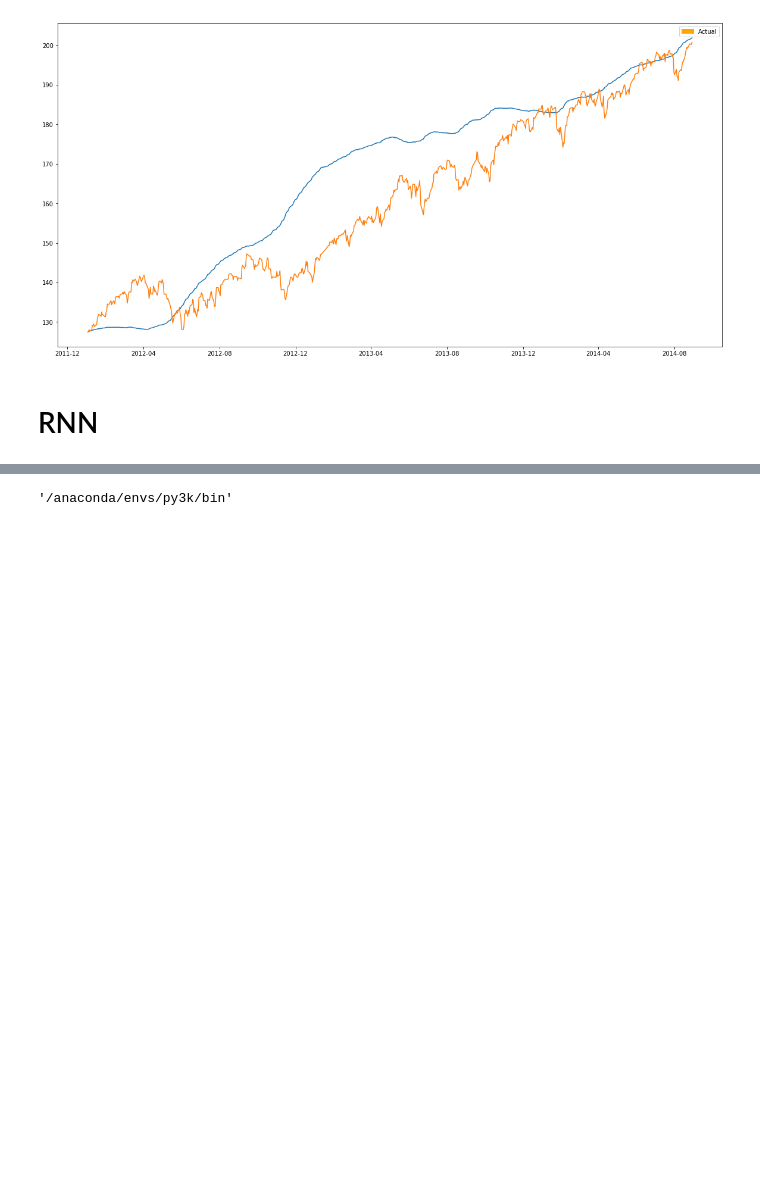
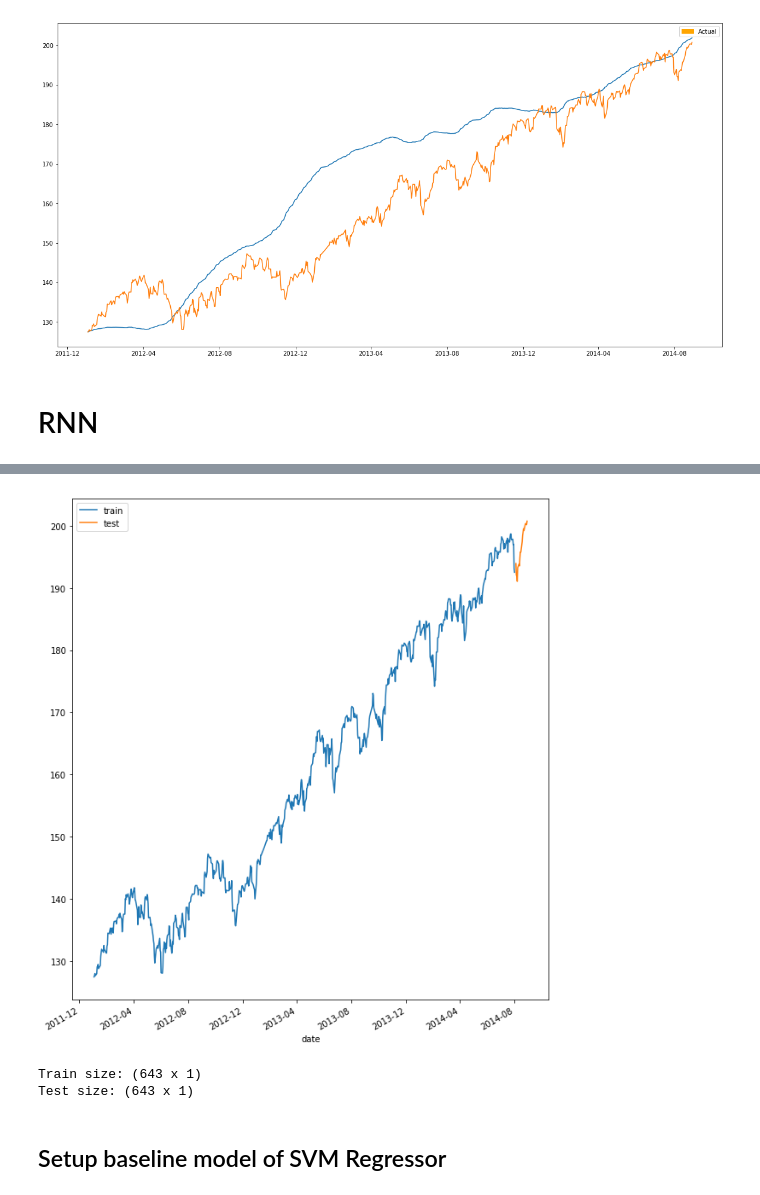
Before and after one commit to arkwl/CSE391, a Jupyter notebook: SemesterProject/StockMarketPrediction.ipynb, the cells around one changed output, grey strips where cells are left out. Saved outputs shown, nothing was run; the diff lists cells and outputs as text; code cells hidden in the pictures; blank space fills up the shorter version.

```diff
--- a/SemesterProject/StockMarketPrediction.ipynb
+++ b/SemesterProject/StockMarketPrediction.ipynb
@@ -390,5 +281,11 @@ TypeError: 'tuple' object cannot be interpreted as an integer
-# %%
-import sys, os
-os.path.dirname(sys.executable)
-# %% [output]
-'/anaconda/envs/py3k/bin'
+# %%
+# Split the data into training/testing sets
+train = ts.iloc[:-20]
+test = ts.iloc[-20:]
+
+ax = train.plot(figsize=(10,12))
+test.plot(ax=ax)
+plt.legend(['train', 'test'])
+plt.show()
+# %% [output]
+[figure, added]
@@ -394,0 +318,8 @@ os.path.dirname(sys.executable)
+# %%
+print('Train size: (%d x %d)'%(X_train.shape[0], X_train.shape[1]))
+print('Test size: (%d x %d)'%(X_test.shape[0], X_test.shape[1]))
+# %% [output]
+Train size: (643 x 1)
+Test size: (643 x 1)
+# %% [markdown]
+## Setup baseline model of SVM Regressor
```
Also changed, not shown: parts of 13 cells of this notebook.
